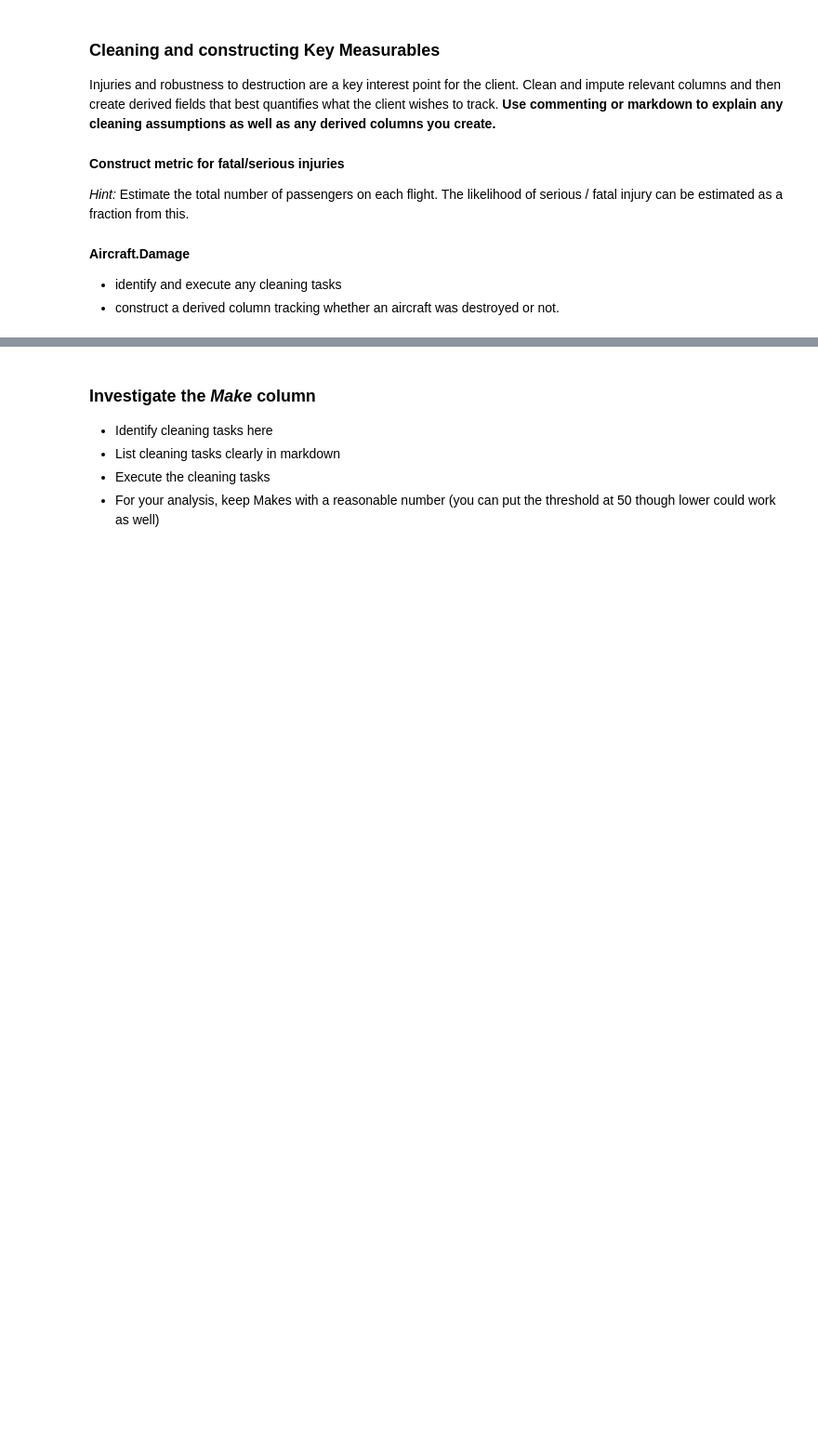
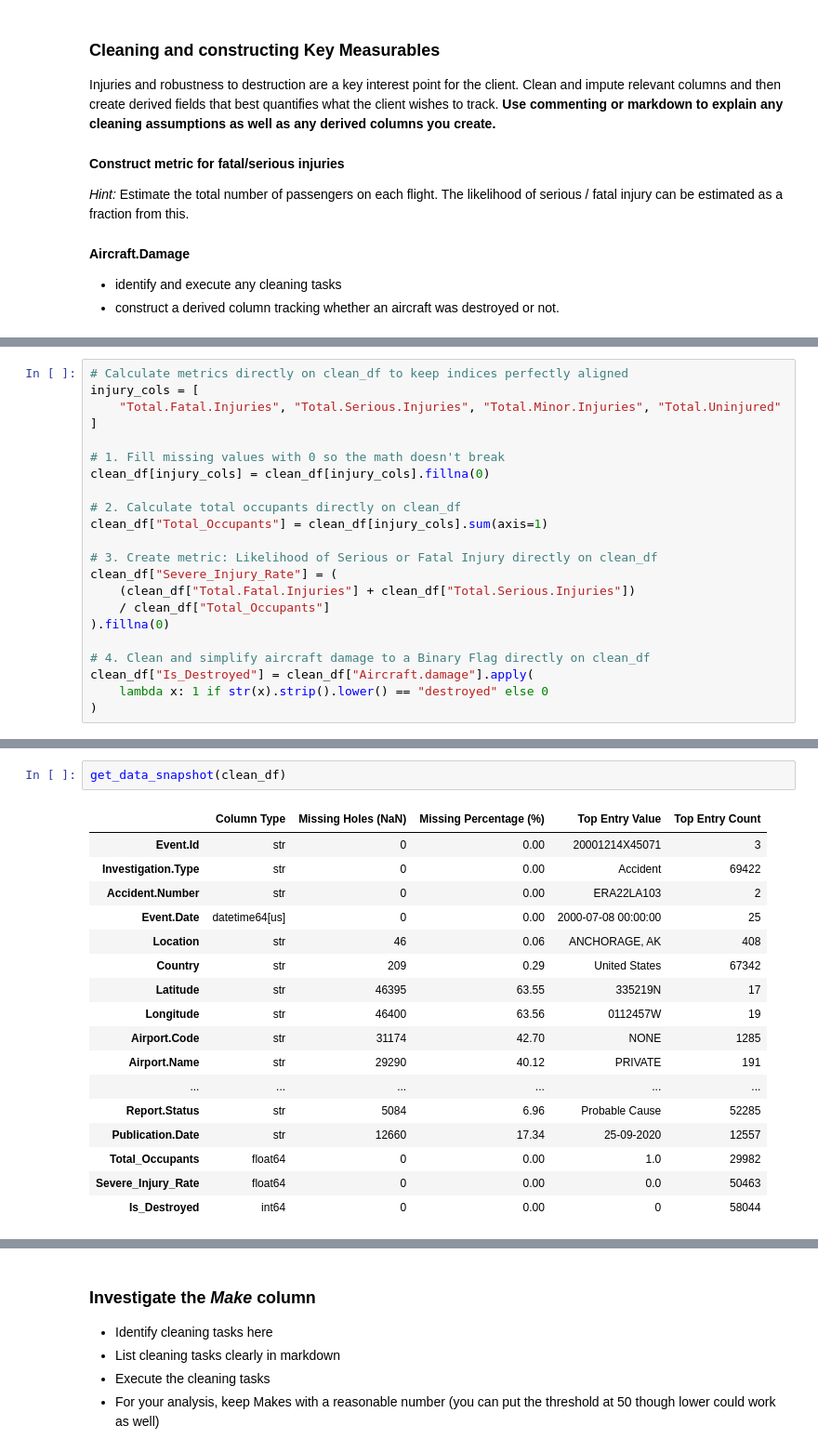
Before and after one commit to oliverkiplagat/dsc-course0-m8-lab, a Jupyter notebook: Aviation_Accidents_Cleaning.ipynb, the cells around one changed output, grey strips where cells are left out. Shown at 93% size. Drawn from its saved outputs; the diff is of its cells as text; blank space fills up the shorter version.

```diff
--- a/Aviation_Accidents_Cleaning.ipynb
+++ b/Aviation_Accidents_Cleaning.ipynb
@@ -159,0 +502,22 @@ Injuries and robustness to destruction are a key interest point for the client.
+# %%
+# Calculate metrics directly on clean_df to keep indices perfectly aligned
+injury_cols = [
+    "Total.Fatal.Injuries", "Total.Serious.Injuries", "Total.Minor.Injuries", "Total.Uninjured"
+]
+
+# 1. Fill missing values with 0 so the math doesn't break
+clean_df[injury_cols] = clean_df[injury_cols].fillna(0)
+
+# 2. Calculate total occupants directly on clean_df
+clean_df["Total_Occupants"] = clean_df[injury_cols].sum(axis=1)
+
+# 3. Create metric: Likelihood of Serious or Fatal Injury directly on clean_df
+clean_df["Severe_Injury_Rate"] = (
+    (clean_df["Total.Fatal.Injuries"] + clean_df["Total.Serious.Injuries"])
+    / clean_df["Total_Occupants"]
+).fillna(0)
+
+# 4. Clean and simplify aircraft damage to a Binary Flag directly on clean_df
+clean_df["Is_Destroyed"] = clean_df["Aircraft.damage"].apply(
+    lambda x: 1 if str(x).strip().lower() == "destroyed" else 0
+)
@@ -159,0 +551,20 @@ Injuries and robustness to destruction are a key interest point for the client.
+# %%
+get_data_snapshot(clean_df)
+# %% [output]
+|  | Column Type | Missing Holes (NaN) | Missing Percentage (%) | Top Entry Value | Top Entry Count |
+| Event.Id | str | 0 | 0.00 | 20001214X45071 | 3 |
+| Investigation.Type | str | 0 | 0.00 | Accident | 69422 |
+| Accident.Number | str | 0 | 0.00 | ERA22LA103 | 2 |
+| Event.Date | datetime64[us] | 0 | 0.00 | 2000-07-08 00:00:00 | 25 |
+| Location | str | 46 | 0.06 | ANCHORAGE, AK | 408 |
+| Country | str | 209 | 0.29 | United States | 67342 |
+| Latitude | str | 46395 | 63.55 | 335219N | 17 |
+| Longitude | str | 46400 | 63.56 | 0112457W | 19 |
+| Airport.Code | str | 31174 | 42.70 | NONE | 1285 |
+| Airport.Name | str | 29290 | 40.12 | PRIVATE | 191 |
+| ... | ... | ... | ... | ... | ... |
+| Report.Status | str | 5084 | 6.96 | Probable Cause | 52285 |
+| Publication.Date | str | 12660 | 17.34 | 25-09-2020 | 12557 |
+| Total_Occupants | float64 | 0 | 0.00 | 1.0 | 29982 |
+| Severe_Injury_Rate | float64 | 0 | 0.00 | 0.0 | 50463 |
+| Is_Destroyed | int64 | 0 | 0.00 | 0 | 58044 |
```
Also changed, not shown: parts of 38 cells of this notebook.
